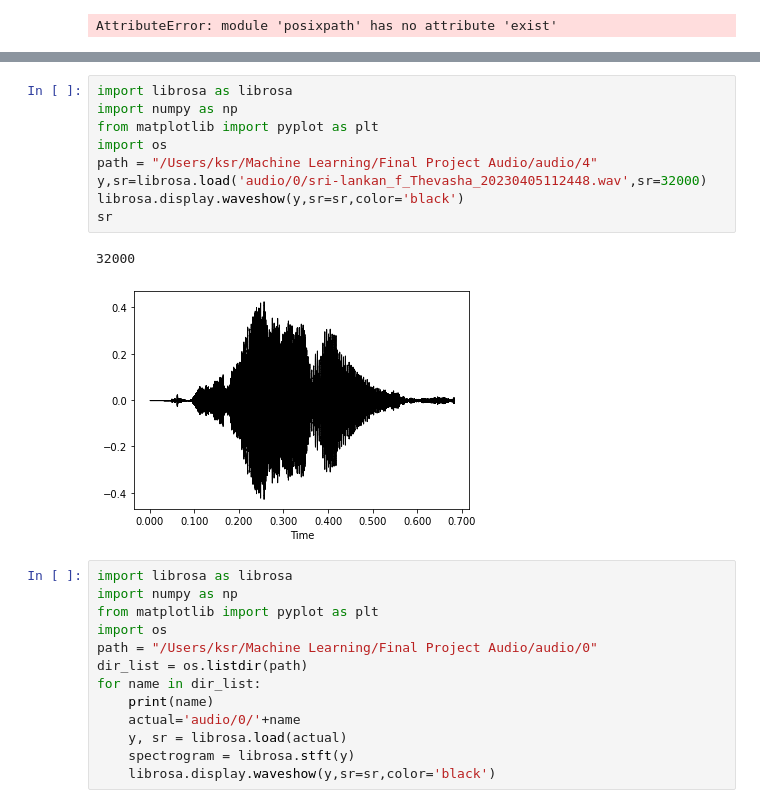
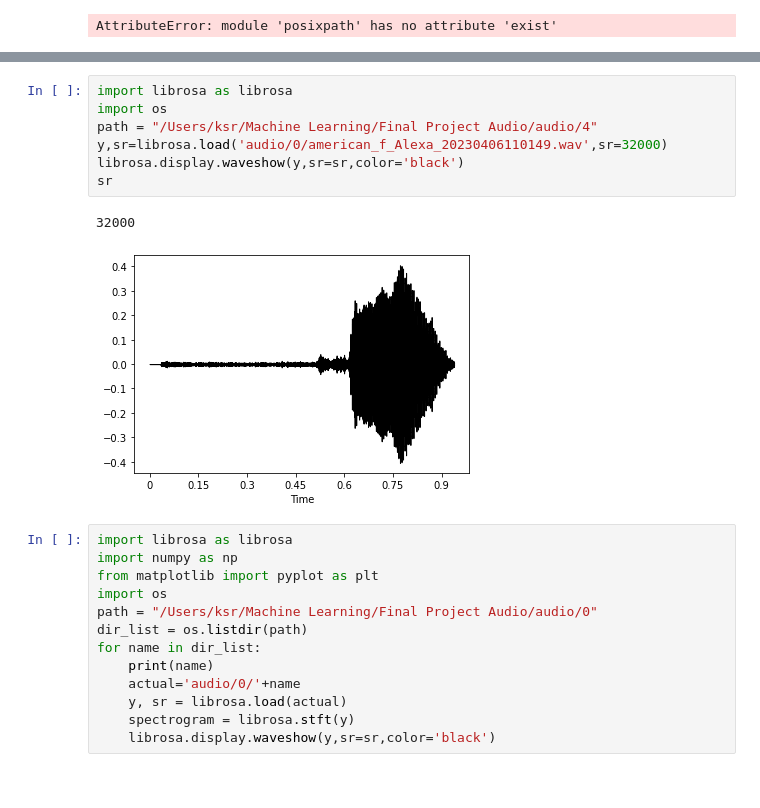
Before and after one commit to KSiva199/Final-Project-Audio, a Jupyter notebook: practice.ipynb, the cells around one changed output, grey strips where cells are left out. Cells and saved outputs as stored; diff of their text form.

```diff
--- a/practice.ipynb
+++ b/practice.ipynb
@@ -46,16 +46,14 @@ ipd.Audio('audio/0/sri-lankan_f_Thevasha_20230405112448.wav')
 [interactive output not drawn]
 # %%
 import librosa as librosa
-import numpy as np
-from matplotlib import pyplot as plt
 import os
 path = "/Users/ksr/Machine Learning/Final Project Audio/audio/4"
-y,sr=librosa.load('audio/0/sri-lankan_f_Thevasha_20230405112448.wav',sr=32000)
+y,sr=librosa.load('audio/0/american_f_Alexa_20230406110149.wav',sr=32000)
 librosa.display.waveshow(y,sr=sr,color='black')
 sr
 # %% [output]
 32000
-[figure, old version]
+[figure, new version]
 # %%
 import librosa as librosa
 import numpy as np
```
Also changed, not shown: parts of 4 cells of this notebook, 8 other files.
